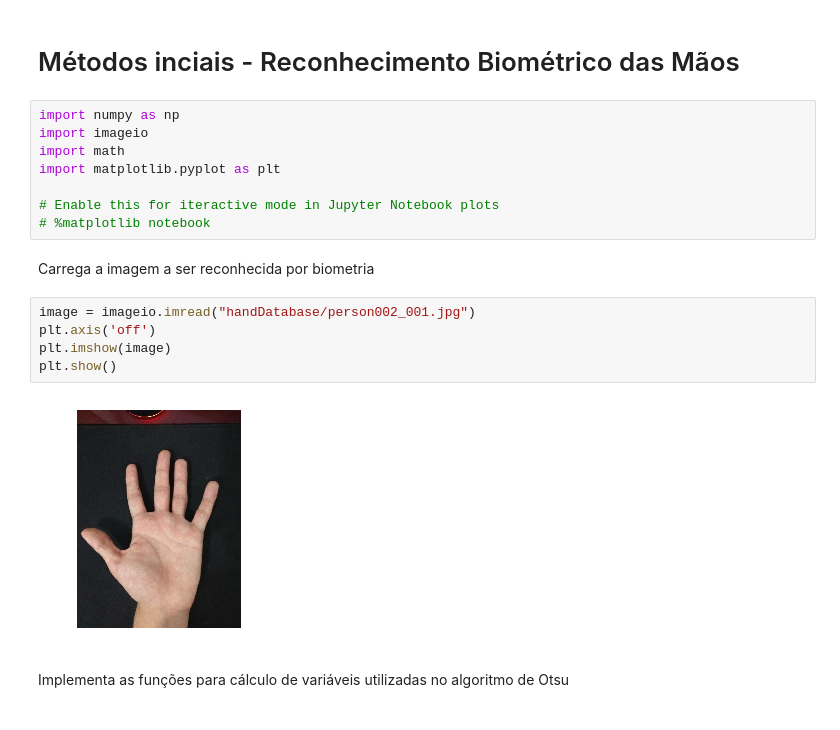
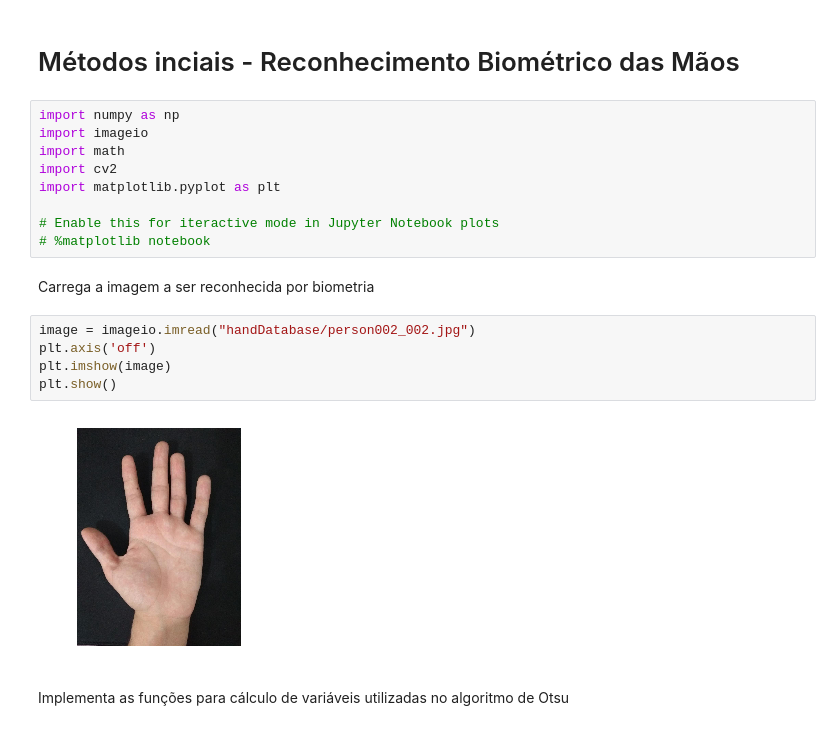
Before and after one commit to leticiarina/BiometricRecognition, a Jupyter notebook: biometricRecognition.ipynb, the cells around one changed output. Drawn from its saved outputs; the diff is of its cells as text.

```diff
--- a/biometricRecognition.ipynb
+++ b/biometricRecognition.ipynb
@@ -4,6 +4,7 @@
 import numpy as np
 import imageio
 import math
+import cv2
 import matplotlib.pyplot as plt
 
 # Enable this for iteractive mode in Jupyter Notebook plots
@@ -11,12 +12,12 @@ import matplotlib.pyplot as plt
 # %% [markdown]
 Carrega a imagem a ser reconhecida por biometria
 # %%
-image = imageio.imread("handDatabase/person002_001.jpg")
+image = imageio.imread("handDatabase/person002_002.jpg")
 plt.axis('off')
 plt.imshow(image)
 plt.show()
 # %% [output]
-[figure, old version]
+[figure, new version]
 # %% [markdown]
 Implementa as funções para cálculo de variáveis utilizadas no algoritmo de Otsu
 # %%
```
Also changed, not shown: parts of 6 cells of this notebook.
